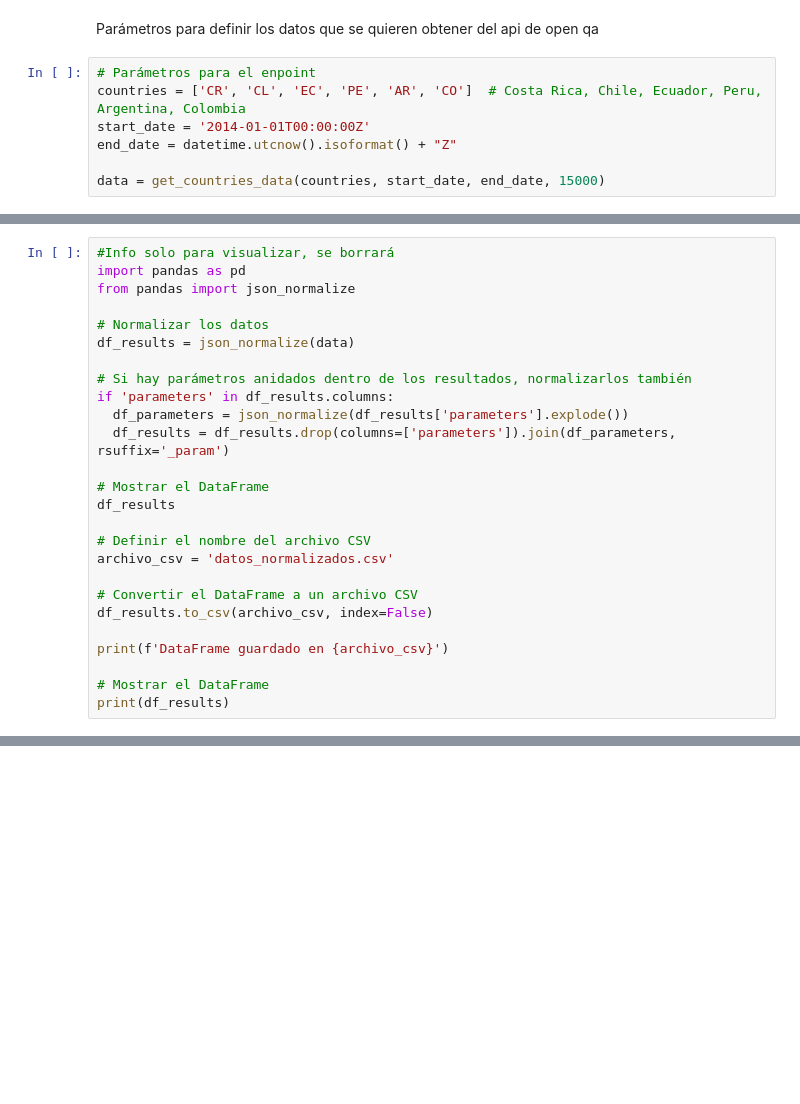
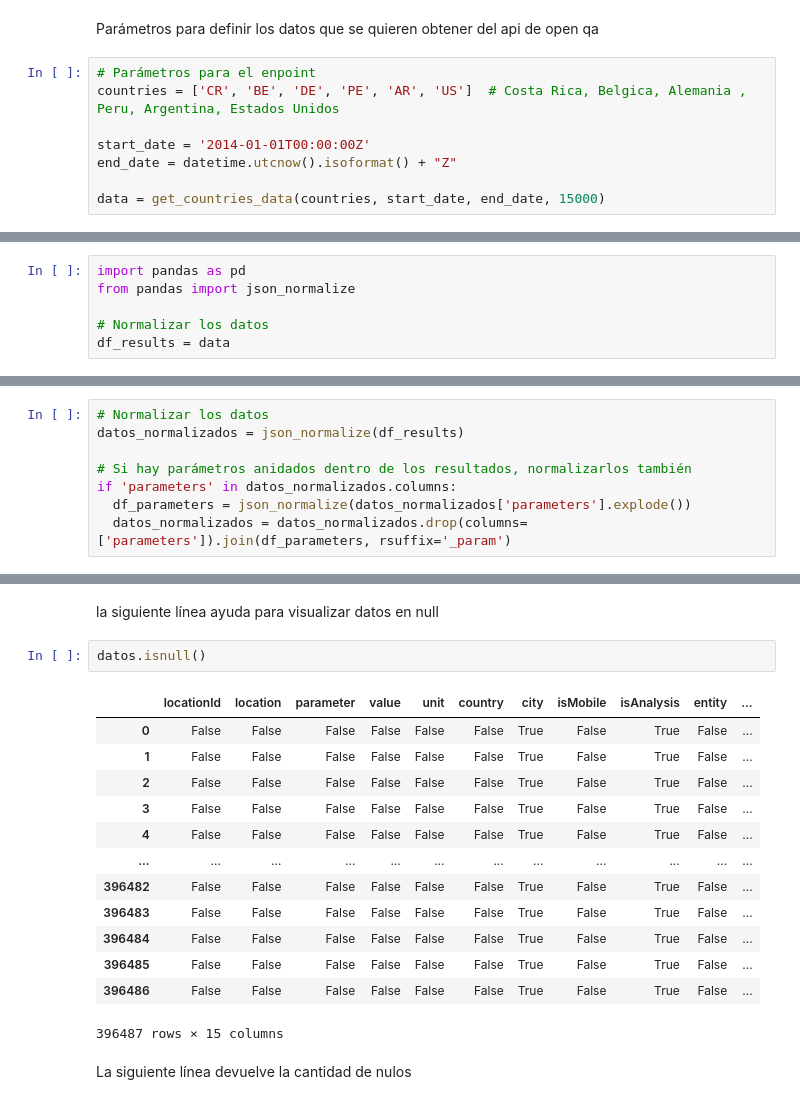
Before and after one commit to calerovillalobos10/Intro_Limpieza_Transf_Data, a Jupyter notebook: Lab2_PF3347.ipynb, the cells around one changed output, grey strips where cells are left out. Drawn from its saved outputs; the diff is of its cells as text; blank space fills up the shorter version.

```diff
--- a/Lab2_PF3347.ipynb
+++ b/Lab2_PF3347.ipynb
@@ -165,7 +161,8 @@ def get_countries_data(countries, start_date, end_date, limit):
 Parámetros para definir los datos que se quieren obtener del api de open qa
 # %%
 # Parámetros para el enpoint
-countries = ['CR', 'CL', 'EC', 'PE', 'AR', 'CO']  # Costa Rica, Chile, Ecuador, Peru, Argentina, Colombia
+countries = ['CR', 'BE', 'DE', 'PE', 'AR', 'US']  # Costa Rica, Belgica, Alemania , Peru, Argentina, Estados Unidos
+
 start_date = '2014-01-01T00:00:00Z'
 end_date = datetime.utcnow().isoformat() + "Z"
 
@@ -185,0 +212,6 @@ CO No más datos
+# %%
+import pandas as pd
+from pandas import json_normalize
+
+# Normalizar los datos
+df_results = data
@@ -186,26 +243,8 @@ CO No más datos
 # %%
-#Info solo para visualizar, se borrará
-import pandas as pd
-from pandas import json_normalize
-
 # Normalizar los datos
-df_results = json_normalize(data)
+datos_normalizados = json_normalize(df_results)
 
 # Si hay parámetros anidados dentro de los resultados, normalizarlos también
-if 'parameters' in df_results.columns:
-  df_parameters = json_normalize(df_results['parameters'].explode())
-  df_results = df_results.drop(columns=['parameters']).join(df_parameters, rsuffix='_param')
-
-# Mostrar el DataFrame
-df_results
-
-# Definir el nombre del archivo CSV
-archivo_csv = 'datos_normalizados.csv'
-
-# Convertir el DataFrame a un archivo CSV
-df_results.to_csv(archivo_csv, index=False)
-
-print(f'DataFrame guardado en {archivo_csv}')
-
-# Mostrar el DataFrame
-print(df_results)
+if 'parameters' in datos_normalizados.columns:
+  df_parameters = json_normalize(datos_normalizados['parameters'].explode())
+  datos_normalizados = datos_normalizados.drop(columns=['parameters']).join(df_parameters, rsuffix='_param')
@@ -229,0 +302,20 @@ DataFrame guardado en datos_normalizados.csv
+# %% [markdown]
+la siguiente línea ayuda para visualizar datos en null
+# %%
+datos.isnull()
+# %% [output]
+|  | locationId | location | parameter | value | unit | country | city | isMobile | isAnalysis | entity | ... |
+| 0 | False | False | False | False | False | False | True | False | True | False | ... |
+| 1 | False | False | False | False | False | False | True | False | True | False | ... |
+| 2 | False | False | False | False | False | False | True | False | True | False | ... |
+| 3 | False | False | False | False | False | False | True | False | True | False | ... |
+| 4 | False | False | False | False | False | False | True | False | True | False | ... |
+| ... | ... | ... | ... | ... | ... | ... | ... | ... | ... | ... | ... |
+| 396482 | False | False | False | False | False | False | True | False | True | False | ... |
+| 396483 | False | False | False | False | False | False | True | False | True | False | ... |
+| 396484 | False | False | False | False | False | False | True | False | True | False | ... |
+| 396485 | False | False | False | False | False | False | True | False | True | False | ... |
+| 396486 | False | False | False | False | False | False | True | False | True | False | ... |
+396487 rows × 15 columns
+# %% [markdown]
+La siguiente línea devuelve la cantidad de nulos
```
Also changed, not shown: parts of 70 cells of this notebook.
